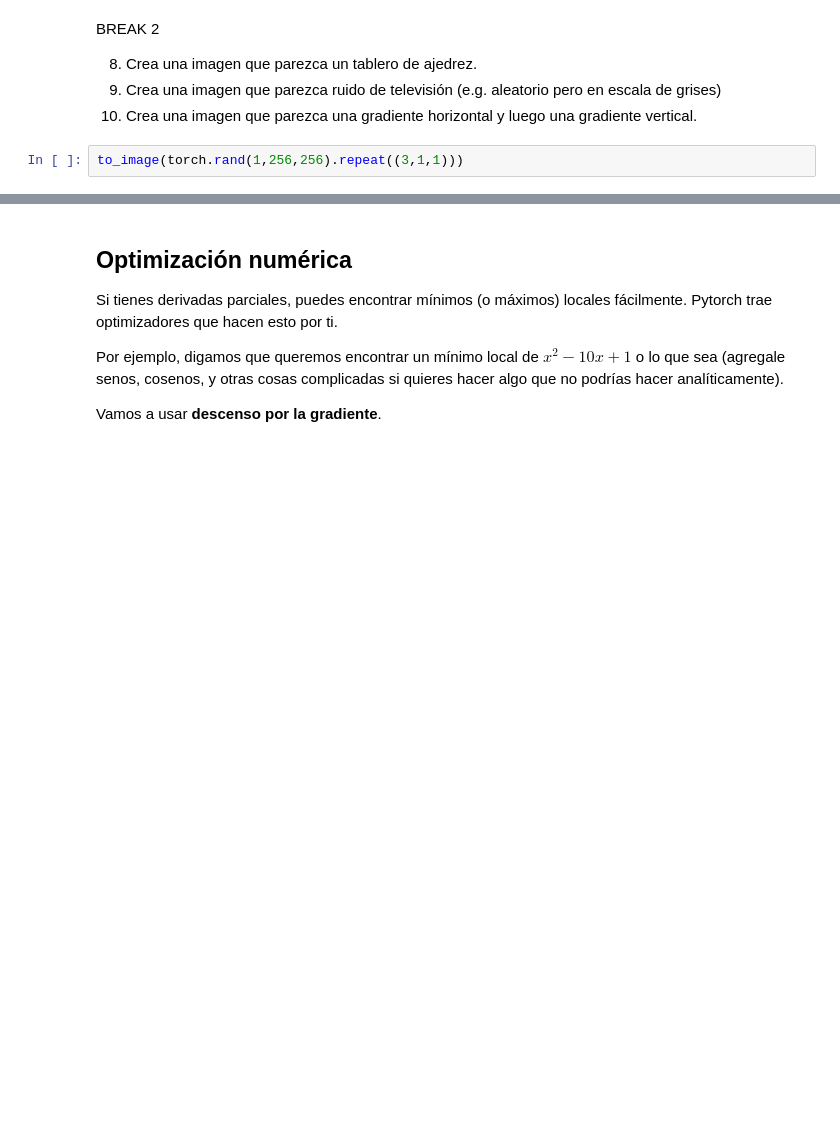
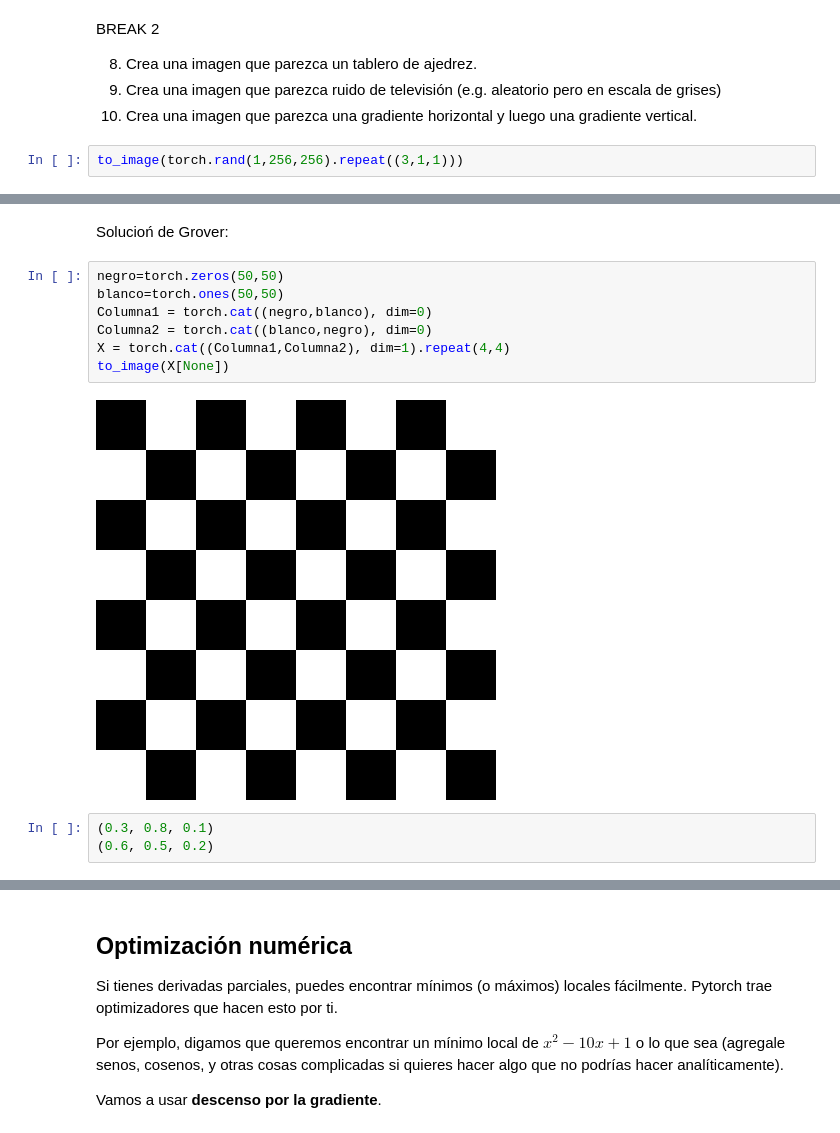
Before and after one commit to mraggi/ProgramacionParaMatematicos, a Jupyter notebook: 12.IntroAPytorch.ipynb, the cells around one changed output, grey strips where cells are left out. Drawn from its saved outputs; the diff is of its cells as text; blank space fills up the shorter version.

```diff
--- a/12.IntroAPytorch.ipynb
+++ b/12.IntroAPytorch.ipynb
@@ -560,0 +603,14 @@ to_image(torch.rand(1,256,256).repeat((3,1,1)))
+# %% [markdown]
+Solucioń de Grover:
+# %%
+negro=torch.zeros(50,50)
+blanco=torch.ones(50,50)
+Columna1 = torch.cat((negro,blanco), dim=0)
+Columna2 = torch.cat((blanco,negro), dim=0)
+X = torch.cat((Columna1,Columna2), dim=1).repeat(4,4)
+to_image(X[None])
+# %% [output]
+[figure, added]
+# %%
+(0.3, 0.8, 0.1)
+(0.6, 0.5, 0.2)
```
Also changed, not shown: parts of 32 cells of this notebook.
